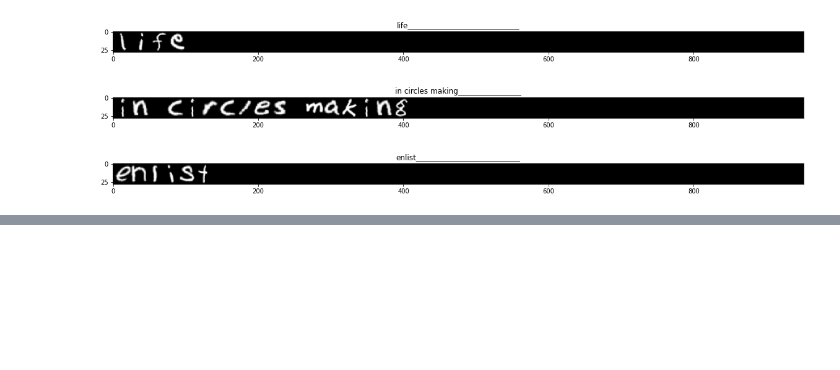
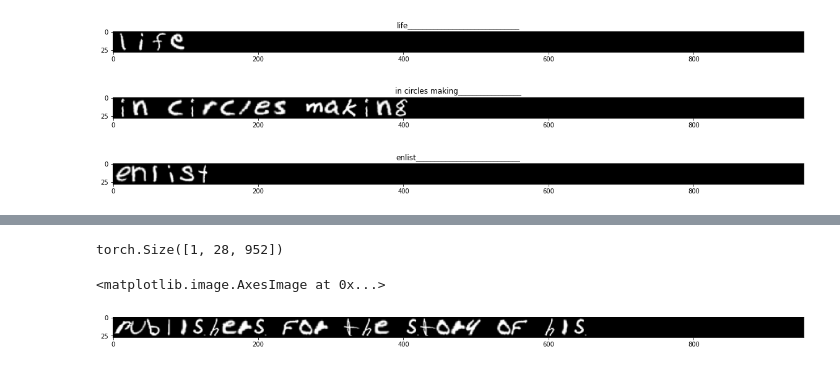
Before and after one commit to aktersnurra/text-recognizer, a Jupyter notebook: src/notebooks/02b-emnist-lines-dataset.ipynb, the cells around one changed output, grey strips where cells are left out. Cells and saved outputs as stored; diff of their text form; code cells hidden in the pictures; blank space fills up the shorter version.

Commit message:
Emnist lines data loader implemented.

```diff
--- a/src/notebooks/02b-emnist-lines-dataset.ipynb
+++ b/src/notebooks/02b-emnist-lines-dataset.ipynb
@@ -71,0 +73,2 @@ enlist____________________________
+# %%
+dl = EmnistLinesDataLoaders("train")
@@ -71,0 +77,14 @@ enlist____________________________
+# %%
+ddl = dl("train")
+# %%
+batch = next(iter(ddl))
+# %%
+batch[0][0].shape
+# %% [output]
+torch.Size([1, 28, 952])
+# %%
+plt.figure(figsize=(20, 20))
+plt.imshow(batch[0][-1].squeeze(0), cmap='gray')
+# %% [output]
+<matplotlib.image.AxesImage at 0x...>
+[figure, added]
```
Also changed, not shown: parts of 6 cells of this notebook, 4 other files.
